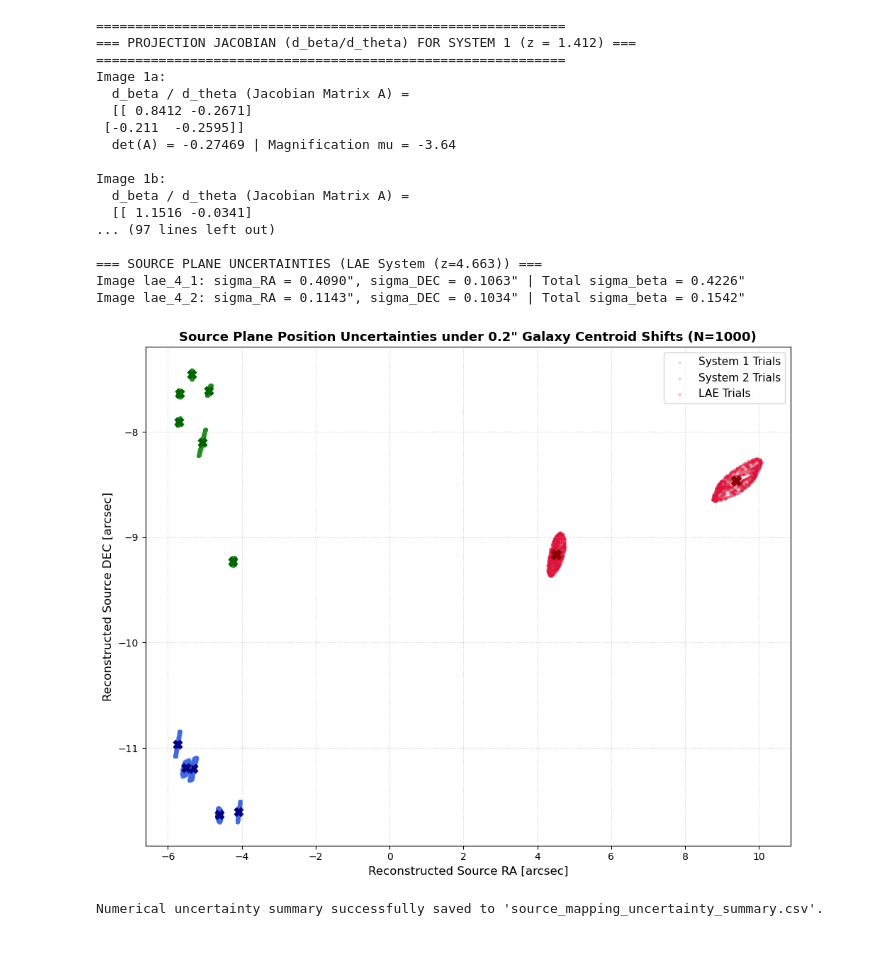
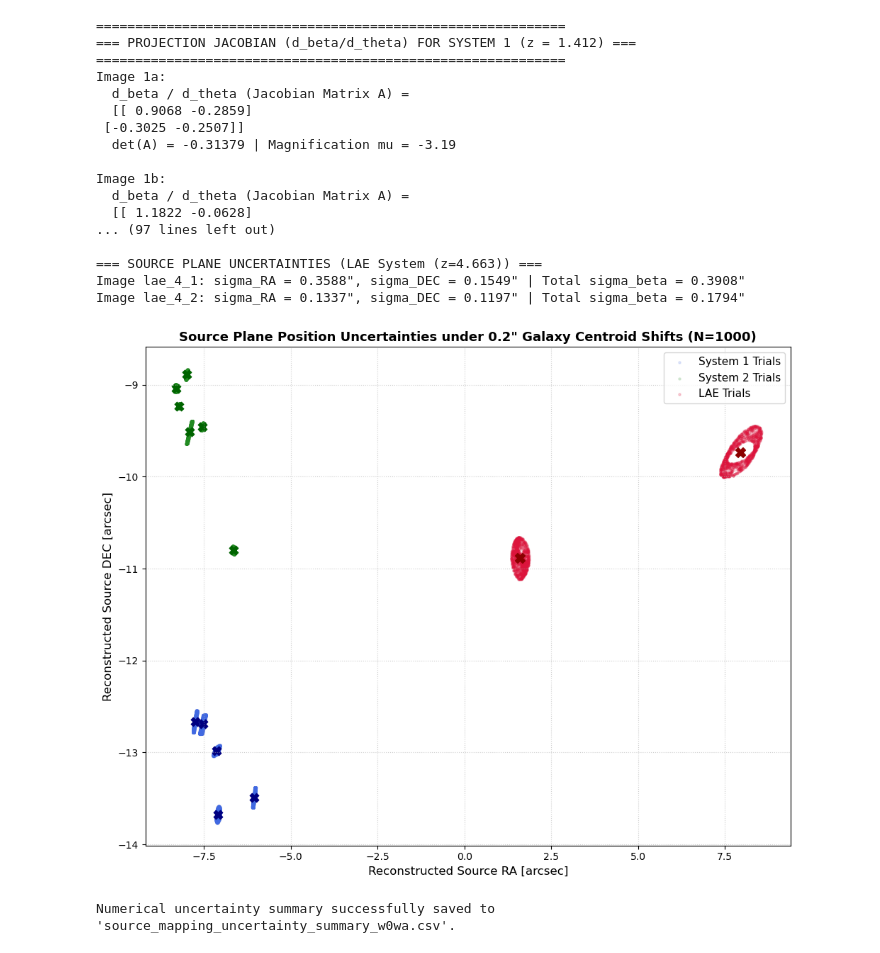
Before and after one commit to julz-tea-scl/Final-Year-Project, a Jupyter notebook: Lenstronomy_Code_Pipeline_w_cosmology.ipynb, the cells around one changed output. Drawn from its saved outputs; the diff is of its cells as text; code cells hidden in the pictures.

```diff
--- a/Lenstronomy_Code_Pipeline_w_cosmology.ipynb
+++ b/Lenstronomy_Code_Pipeline_w_cosmology.ipynb
@@ -30,14 +30,14 @@ x_img2, y_img2 = to_arcsec(s2['RA'], s2['DEC'])
 # ===========================================================================
 # COSMOLOGY CONFIGURATION (Change parameters here to test alternative universes)
 # ===========================================================================
-from astropy.cosmology import FlatLambdaCDM, FlatwCDM
+from astropy.cosmology import FlatLambdaCDM, Flatw0waCDM
 import astropy.units as u
 
 # Define your cosmology. You can vary these to see the impact on predicted images:
 # - H0: Hubble constant (km/s/Mpc) [standard value is 70.0]
 # - Om0: Dimensionless matter density parameter at z=0 [standard value is 0.3]
 # - Ob0: Baryonic matter density parameter [standard value is 0.05]
-custom_cosmo = FlatwCDM(H0=67.34, Om0=0.3098, Tcmb0=2.7255, Neff=3.046, Ob0=0.04897, m_nu=[0.0, 0.0, 0.06] * u.eV, w0=-0.971)
+custom_cosmo = Flatw0waCDM(H0=66.74, Om0=0.3191, Tcmb0=2.7255, Neff=3.046, Ob0=0.04897, m_nu=[0.0, 0.0, 0.06] * u.eV, w0=-0.752, wa=-0.86)
 
 # ===========================================================================
 # 2. SETUP MULTI-PLANE LENS MODEL (SERSICs + DM Halos + External Shears)
@@ -464,8 +449,8 @@ from lenstronomy.LensModel.lens_model import LensModel
 # ---------------------------------------------------------------------------
 # 1. SETUP COSMOLOGY & LOAD MULTI-PLANE DATA
 # ---------------------------------------------------------------------------
-# Planck 18 Cosmology from updated lenstronomy_code.docx
-cosmo = FlatLambdaCDM(name="Planck18", H0=67.66, Om0=0.30966, Tcmb0=2.7255, Neff=3.046, Ob0=0.04897, m_nu=[0.,   0.,   0.06])
+# Flatw0waCDM cosmology with Planck18 parameters
+cosmo = Flatw0waCDM(H0=66.74, Om0=0.3191, Tcmb0=2.7255, Neff=3.046, Ob0=0.04897, m_nu=[0.0, 0.0, 0.06] * u.eV, w0=-0.752, wa=-0.86)
 
 # Load lensed image coordinates for all three source systems
 sys1_df = pd.read_csv('system_1.412.csv')  # System 1 (z = 1.412)
@@ -611,42 +596,42 @@ for i in range(len(x_lae)):
 plt.xlabel('Reconstructed Source RA [arcsec]', fontsize=12)
 plt.ylabel('Reconstructed Source DEC [arcsec]', fontsize=12)
 plt.title('Source Plane Position Uncertainties under 0.2" Galaxy Centroid Shifts (N=1000)', fontsize=13, fontweight='bold')
 plt.grid(True, linestyle=':', alpha=0.6)
 plt.legend(fontsize=11)
 plt.tight_layout()
-plt.savefig('source_position_mc_uncertainties_0.2arcsec.png', dpi=300)
+plt.savefig('source_position_mc_uncertainties_0.2arcsec_w0wa.png', dpi=300)
 plt.show()
 
 # Save numerical uncertainty results to CSV
 uncertainty_records = []
 for i, img_id in enumerate(sys1_df['ID']):
     uncertainty_records.append({'System': 'System 1 (z=1.412)', 'Image_ID': img_id, 'sigma_RA_arcsec': std_s1_ra[i], 'sigma_DEC_arcsec': std_s1_dec[i], 'sigma_total_arcsec': sig_s1[i], 'Magnification': mu_sys1[i]})
 for i, img_id in enumerate(sys2_df['ID']):
     uncertainty_records.append({'System': 'System 2 (z=1.407)', 'Image_ID': img_id, 'sigma_RA_arcsec': std_s2_ra[i], 'sigma_DEC_arcsec': std_s2_dec[i], 'sigma_total_arcsec': sig_s2[i], 'Magnification': mu_sys2[i]})
 for i, img_id in enumerate(lae_df['ID']):
     uncertainty_records.append({'System': 'LAE System (z=4.663)', 'Image_ID': img_id, 'sigma_RA_arcsec': std_lae_ra[i], 'sigma_DEC_arcsec': std_lae_dec[i], 'sigma_total_arcsec': sig_lae[i], 'Magnification': mu_lae[i]})
 
 summary_df = pd.DataFrame(uncertainty_records)
-summary_df.to_csv('source_mapping_uncertainty_summary.csv', index=False)
-print("\nNumerical uncertainty summary successfully saved to 'source_mapping_uncertainty_summary.csv'.")
+summary_df.to_csv('source_mapping_uncertainty_summary_w0wa.csv', index=False)
+print("\nNumerical uncertainty summary successfully saved to 'source_mapping_uncertainty_summary_w0wa.csv'.")
 # %% [output]
 ============================================================
 === PROJECTION JACOBIAN (d_beta/d_theta) FOR SYSTEM 1 (z = 1.412) ===
 ============================================================
 Image 1a:
   d_beta / d_theta (Jacobian Matrix A) =
-  [[ 0.8412 -0.2671]
- [-0.211  -0.2595]]
-  det(A) = -0.27469 | Magnification mu = -3.64
+  [[ 0.9068 -0.2859]
+ [-0.3025 -0.2507]]
+  det(A) = -0.31379 | Magnification mu = -3.19
 
 Image 1b:
   d_beta / d_theta (Jacobian Matrix A) =
-  [[ 1.1516 -0.0341]
+  [[ 1.1822 -0.0628]
 ... (97 lines left out)
 
 === SOURCE PLANE UNCERTAINTIES (LAE System (z=4.663)) ===
-Image lae_4_1: sigma_RA = 0.4090", sigma_DEC = 0.1063" | Total sigma_beta = 0.4226"
-Image lae_4_2: sigma_RA = 0.1143", sigma_DEC = 0.1034" | Total sigma_beta = 0.1542"
+Image lae_4_1: sigma_RA = 0.3588", sigma_DEC = 0.1549" | Total sigma_beta = 0.3908"
+Image lae_4_2: sigma_RA = 0.1337", sigma_DEC = 0.1197" | Total sigma_beta = 0.1794"
-[figure, old version]
+[figure, new version]
-Numerical uncertainty summary successfully saved to 'source_mapping_uncertainty_summary.csv'.
+Numerical uncertainty summary successfully saved to 'source_mapping_uncertainty_summary_w0wa.csv'.
 # %%
```
Also changed, not shown: parts of 3 cells of this notebook, 2 other files.
